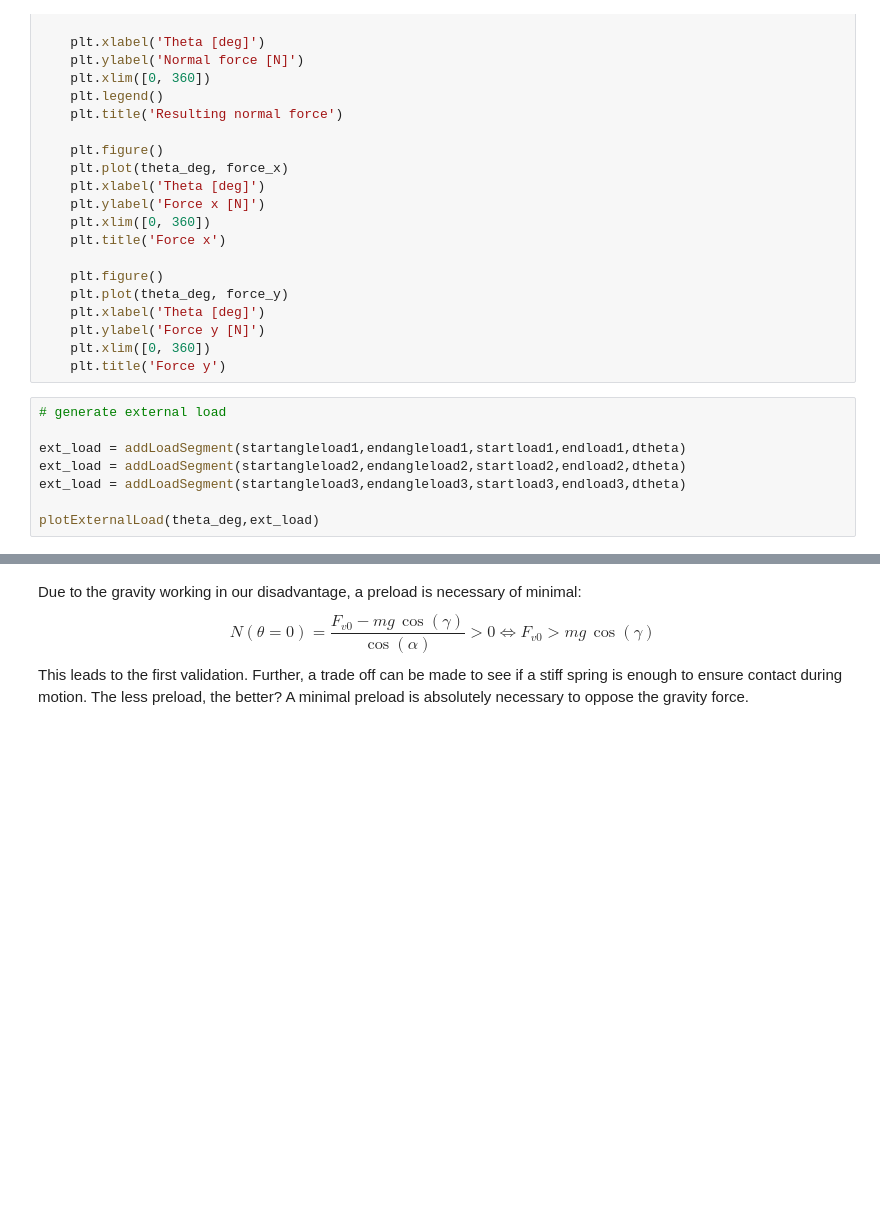
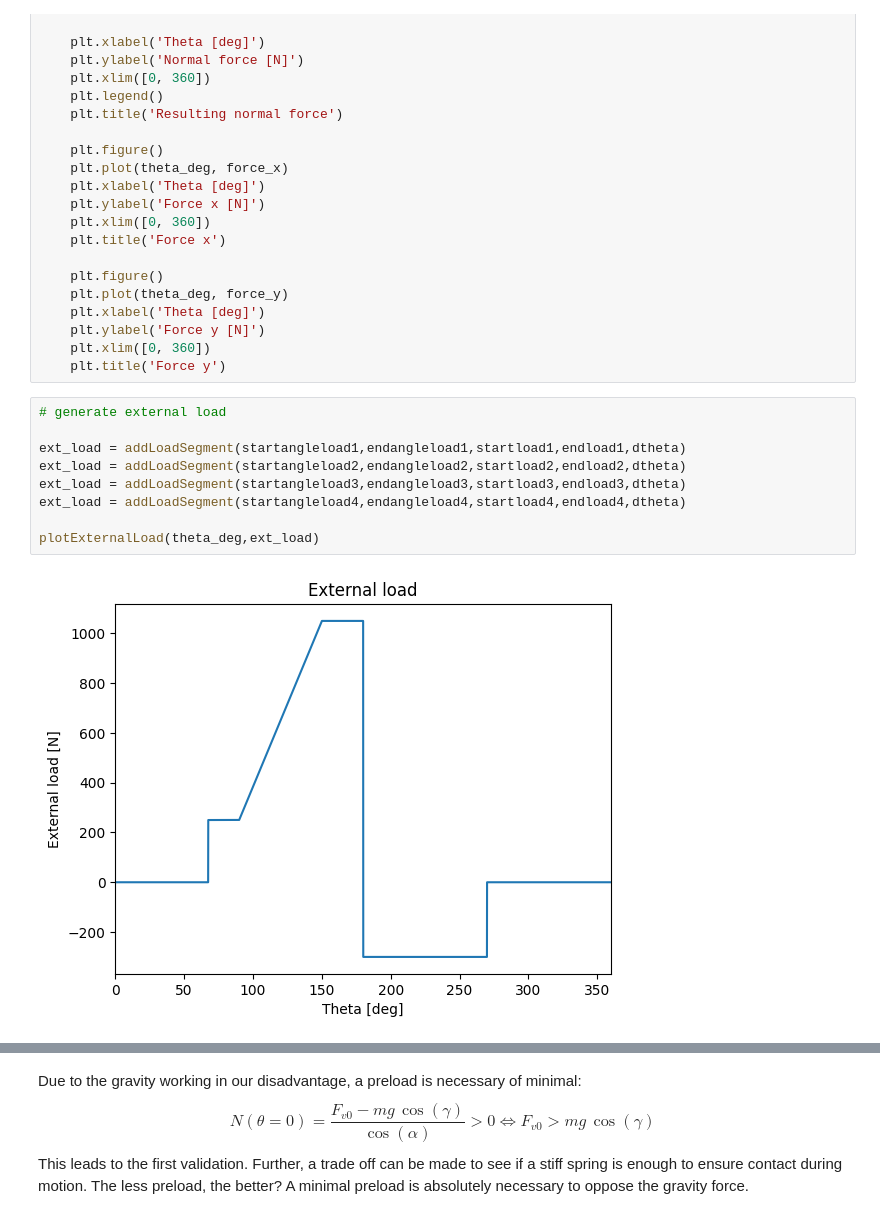
Before and after one commit to Vermizzi/Project_Bewegingen_TriVik, a Jupyter notebook: Tristan_Notebook.ipynb, the cells around one changed output, grey strips where cells are left out. Saved outputs shown, nothing was run; the diff lists cells and outputs as text; blank space fills up the shorter version.

```diff
--- a/Tristan_Notebook.ipynb
+++ b/Tristan_Notebook.ipynb
@@ -1380,14 +994,17 @@ def plotForces(theta_deg, normalforce_tot, normalforce_acc, normalforce_load, no
     plt.ylabel('Force y [N]')
     plt.xlim([0, 360])
     plt.title('Force y')
-# %%
-# generate external load
-
-ext_load = addLoadSegment(startangleload1,endangleload1,startload1,endload1,dtheta)
-ext_load = addLoadSegment(startangleload2,endangleload2,startload2,endload2,dtheta)
-ext_load = addLoadSegment(startangleload3,endangleload3,startload3,endload3,dtheta)
-
-plotExternalLoad(theta_deg,ext_load)
+# %%
+# generate external load
+
+ext_load = addLoadSegment(startangleload1,endangleload1,startload1,endload1,dtheta)
+ext_load = addLoadSegment(startangleload2,endangleload2,startload2,endload2,dtheta)
+ext_load = addLoadSegment(startangleload3,endangleload3,startload3,endload3,dtheta)
+ext_load = addLoadSegment(startangleload4,endangleload4,startload4,endload4,dtheta)
+
+plotExternalLoad(theta_deg,ext_load)
+# %% [output]
+[figure, added]
 # %%
 # spring design
 
```
Also changed, not shown: parts of 45 cells of this notebook, 1 other file.
